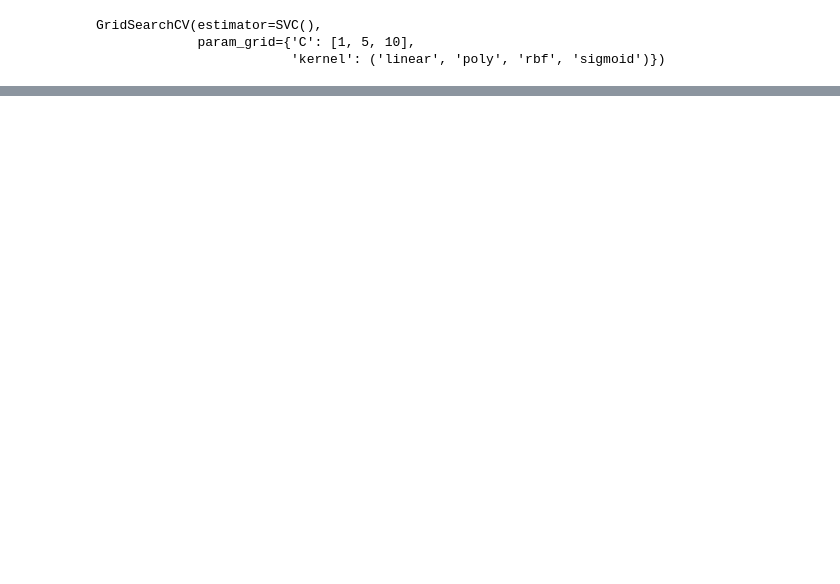
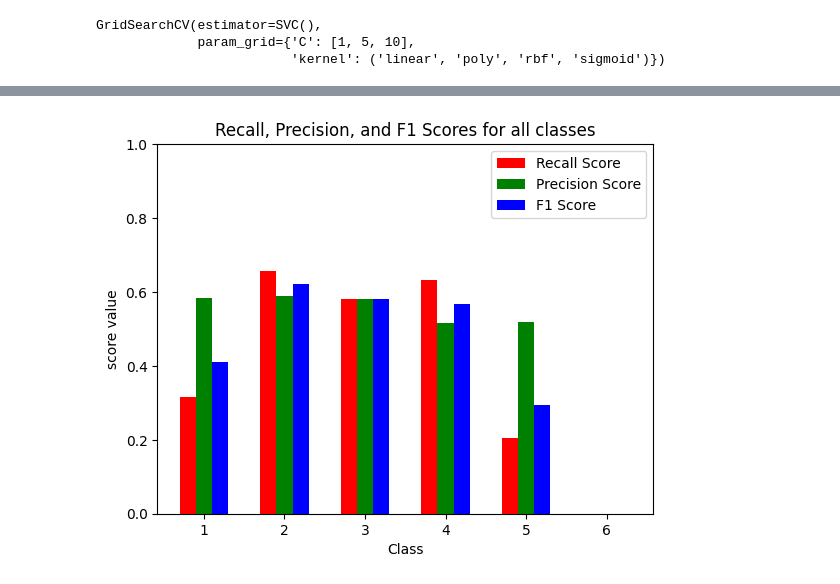
Before and after one commit to scottjaymsu/NLP-Autograder, a Jupyter notebook: svm_model.ipynb, the cells around one changed output, grey strips where cells are left out. Saved outputs shown, nothing was run; the diff lists cells and outputs as text; code cells hidden in the pictures; blank space fills up the shorter version.

```diff
--- a/svm_model.ipynb
+++ b/svm_model.ipynb
@@ -86,0 +219,26 @@ Final test score 0.554858934169279
+# %%
+#plotting Recall, Precision, F1
+from sklearn.metrics import recall_score, precision_score, f1_score
+
+scores = [1,2,3,4,5,6] #scores
+
+recall_score_vals = recall_score(y_test,y_pred,average=None) #recall scores
+precision_score_vals = precision_score(y_test,y_pred,average=None) #precision scores
+f1_score_vals = f1_score(y_test,y_pred,average=None) #f1 scores
+
+width = 0.2
+x = np.arange(6)
+plt.bar(x-width,recall_score_vals, width, color = "red", label = "Recall Score")
+plt.bar(x,precision_score_vals, width, color = "green", label = "Precision Score")
+plt.bar(x+width,f1_score_vals, width, color = "blue", label = "F1 Score")
+
+plt.legend()
+plt.title("Recall, Precision, and F1 Scores for all classes")
+plt.ylabel("score value")
+plt.xlabel("Class")
+plt.xticks([0,1,2,3,4,5],scores)
+plt.ylim((0,1))
+
+plt.show()
+# %% [output]
+[figure, added]
```
Also changed, not shown: parts of 36 cells of this notebook.
